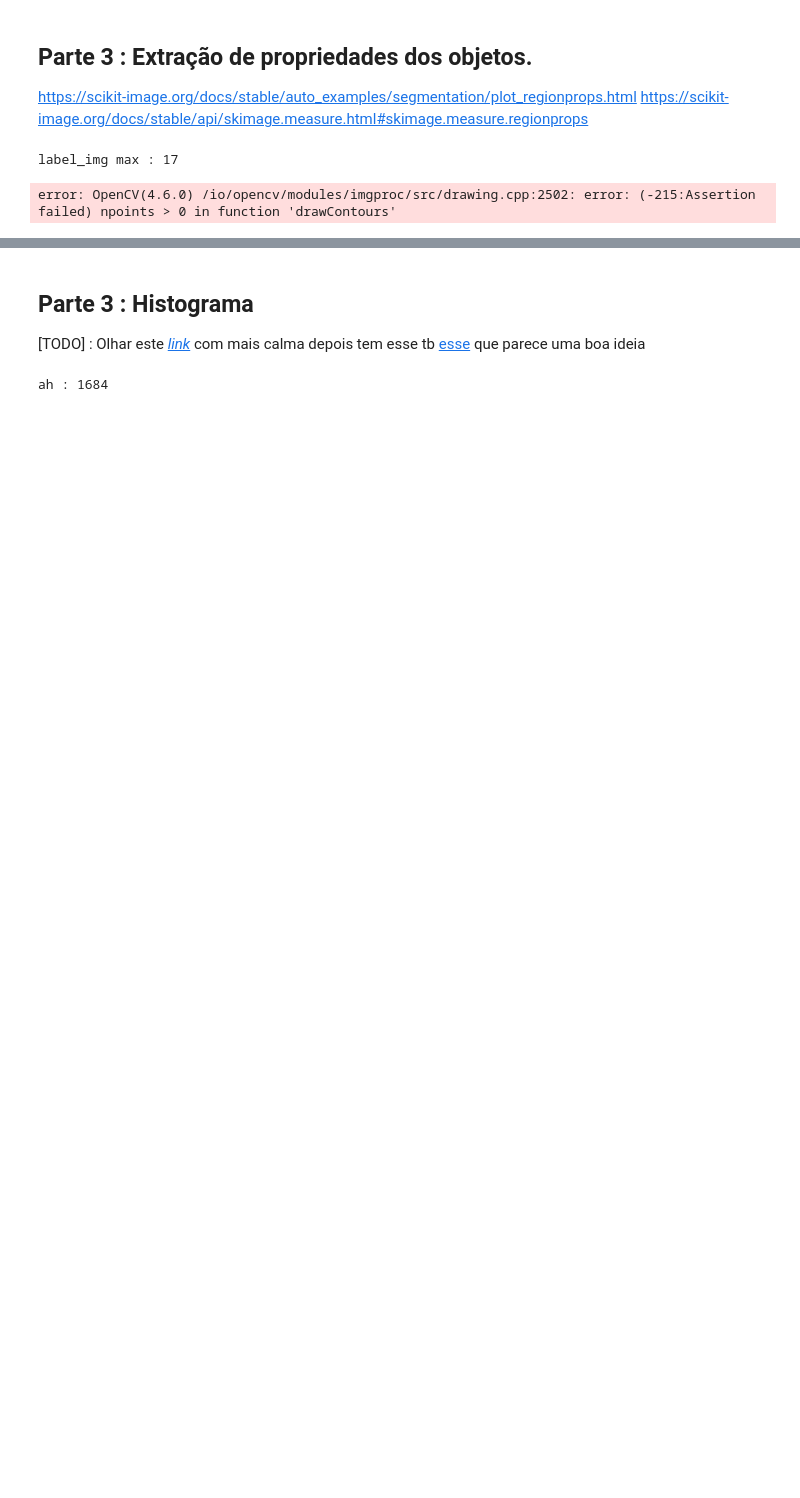
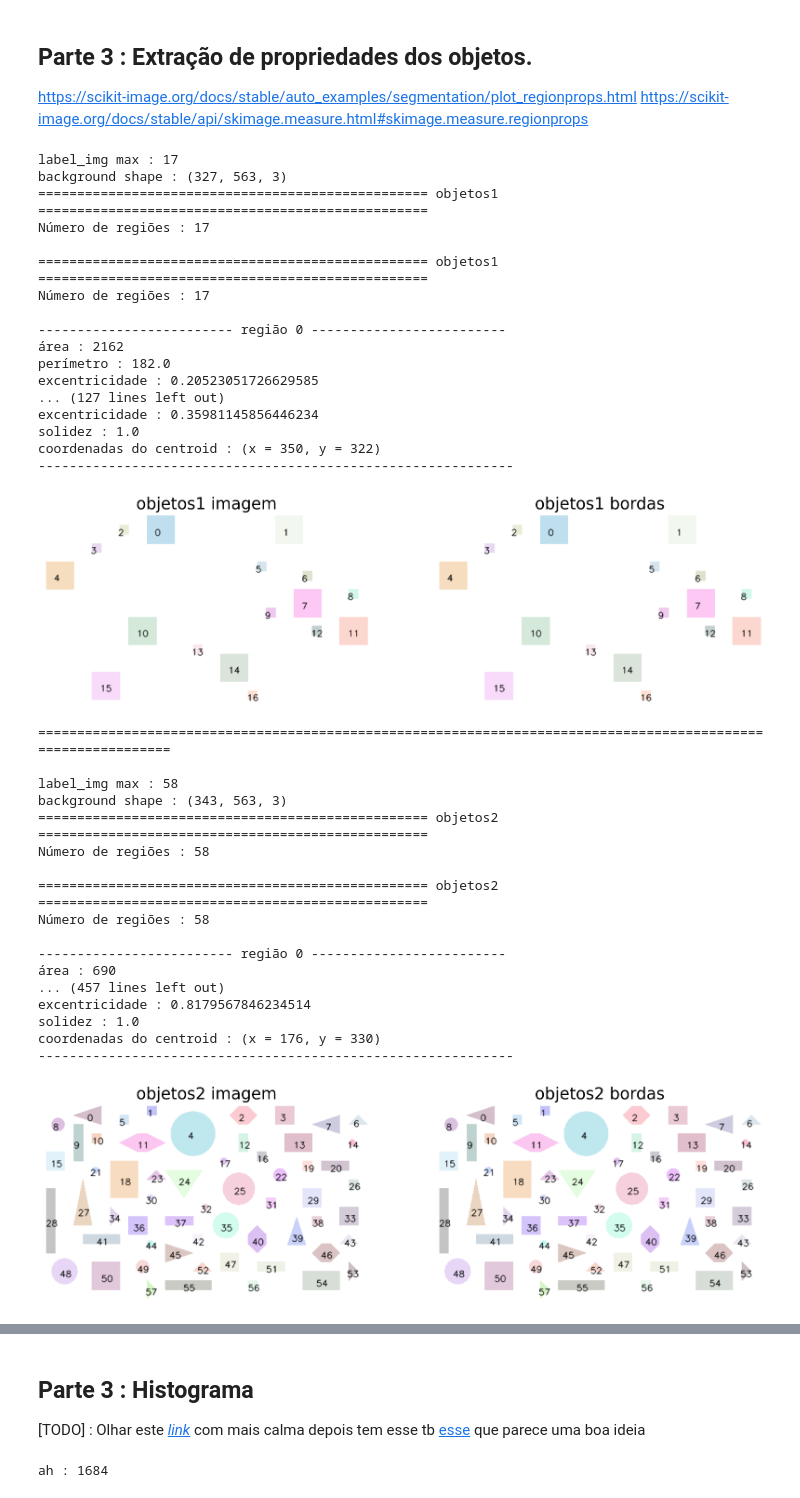
Before and after one commit to borin98/Introdu-o-ao-Processamento-de-Imagem-Digital, a Jupyter notebook: Trabalhos/Trabalho 4/Trabalho4Script.ipynb, the cells around one changed output, grey strips where cells are left out. Saved outputs shown, nothing was run; the diff lists cells and outputs as text; code cells hidden in the pictures; blank space fills up the shorter version.

```diff
--- a/Trabalhos/Trabalho 4/Trabalho4Script.ipynb
+++ b/Trabalhos/Trabalho 4/Trabalho4Script.ipynb
@@ -382,13 +394,48 @@ def place_text_to_objects(gray_img: np.ndarray, file_name: str, img_contorn: np.
 
     return img_with_text, area_list_val
 # %%
-move_values = ((-8.0, 10.0), (-8.0, 10.0), (-8.0, 10.0))
+move_values = ((-10.0, 10.0), (-8.0, 10.0), (-8.0, 10.0))
 area_values_vec = []
 for gray_img, rgb_img, image_contorn, image_name, move_value in zip(gray_images, rgb_images, images_contorns,
                                                                     image_files_path, move_values):
-    _, object_area = place_text_to_objects(gray_img, image_name, image_contorn, move_centroid=move_value, bla=rgb_img,
-    fig_size = (20, 20))
+    _, object_area = place_text_to_objects(gray_img, image_name, image_contorn, move_centroid=move_value,
+                                           rgb_img=rgb_img, color=(1, 1, 1),
+                                           fig_size=(20, 20))
     area_values_vec.append(object_area)
 # %% [output]
 label_img max : 17
+background shape : (327, 563, 3)
+================================================== objetos1 ==================================================
+Número de regiões : 17
+
+================================================== objetos1 ==================================================
+Número de regiões : 17
+
+------------------------- região 0 -------------------------
+área : 2162
+perímetro : 182.0
+excentricidade : 0.20523051726629585
+... (127 lines left out)
+excentricidade : 0.35981145856446234
+solidez : 1.0
+coordenadas do centroid : (x = 350, y = 322)
+-------------------------------------------------------------
+[figure, added]
-error: OpenCV(4.6.0) /io/opencv/modules/imgproc/src/drawing.cpp:2502: error: (-215:Assertion failed) npoints > 0 in function 'drawContours'
+==============================================================================================================
+
+label_img max : 58
+background shape : (343, 563, 3)
+================================================== objetos2 ==================================================
+Número de regiões : 58
+
+================================================== objetos2 ==================================================
+Número de regiões : 58
+
+------------------------- região 0 -------------------------
+área : 690
+... (457 lines left out)
+excentricidade : 0.8179567846234514
+solidez : 1.0
+coordenadas do centroid : (x = 176, y = 330)
+-------------------------------------------------------------
+[figure, added]
```
Also changed, not shown: parts of 6 cells of this notebook, 9 other files.
